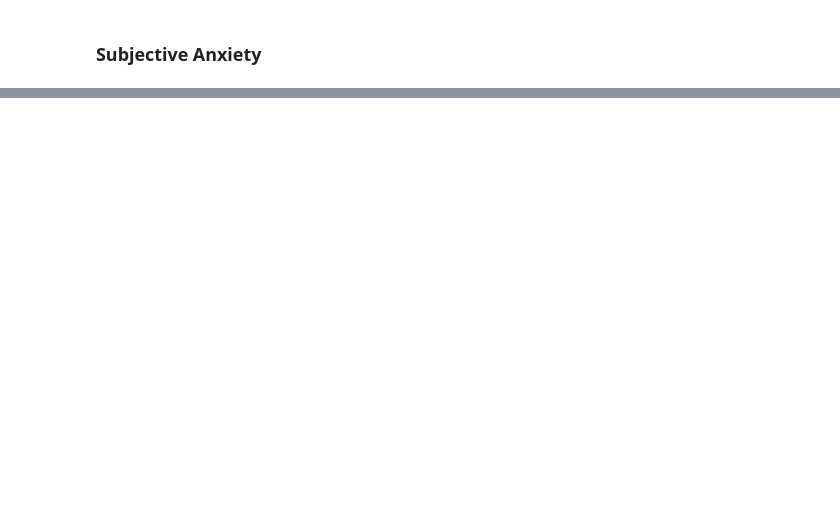
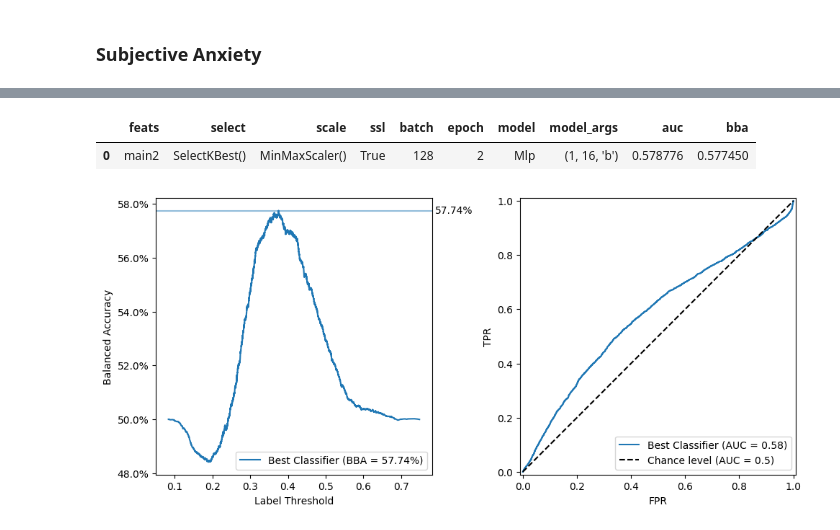
Before and after one commit to mrucker/diss, a Jupyter notebook: Samples.ipynb, the cells around one changed output, grey strips where cells are left out. Saved outputs shown, nothing was run; the diff lists cells and outputs as text; code cells hidden in the pictures; blank space fills up the shorter version.

```diff
--- a/Samples.ipynb
+++ b/Samples.ipynb
@@ -898,0 +549,21 @@ pd.read_csv(f'data/sims_features1.csv').iloc[:,7:]
+# %%
+%%time
+def experiments():
+    import pandas as pd
+    from itertools import product
+    from sklearn.preprocessing import RobustScaler, MinMaxScaler
+    from sklearn.feature_selection import SelectKBest
+
+    feats   = ['main1','main2']
+    depths  = [1,2,3,4]
+    widths  = [16,32,48]
+    norms   = [(.2,.4)]
+    batches = [256]
+    epochs  = [2,4,6,8]
+    selects = [SelectKBest(k=10),None]
+    scales  = [RobustScaler(with_centering=True,with_scaling=True),MinMaxScaler()]
+
+    for f,a,b,e,sel,scl,pid in product(feats,product(depths,widths,norms),batches,epochs,selects,scales,all_pids()):
+        yield Experiment(f, 'sub_anx', sel, scl, True, b, e, ResNetDropout, a, pid)
+
+(out := runner(experiments(), 'cpu', 35, 5))
@@ -898,0 +591,23 @@ pd.read_csv(f'data/sims_features1.csv').iloc[:,7:]
+# %%
+%%time
+def experiments():
+    import pandas as pd
+    from itertools import product
+    from sklearn.preprocessing import RobustScaler, MinMaxScaler
+    from sklearn.feature_selection import SelectKBest
+
+    feats   = ['main2']
+    depths  = [1]
+    widths  = [16]
+    norms   = ['b']
+    batches = [128]
+    epochs  = [2]
+    ssl     = [True]
+    selects = [SelectKBest(k=10)]
+    scales  = [MinMaxScaler()]
+
+    for f,a,b,e,sel,scl,ss,pid in product(feats,product(depths,widths,norms),batches,epochs,selects,scales,ssl,all_pids()):
+        yield Experiment(f, 'sub_anx', sel, scl, ss, b, e, Mlp, a, pid)
+
+(out := runner(experiments(), 'cpu', 35, 5))
+# %% [output]
@@ -898,0 +616,3 @@ pd.read_csv(f'data/sims_features1.csv').iloc[:,7:]
+|  | feats | select | scale | ssl | batch | epoch | model | model_args | auc | bba |
+| 0 | main2 | SelectKBest() | MinMaxScaler() | True | 128 | 2 | Mlp | (1, 16, 'b') | 0.578776 | 0.577450 |
+[figure, added]
```
Also changed, not shown: parts of 27 cells of this notebook, 1 other file.
